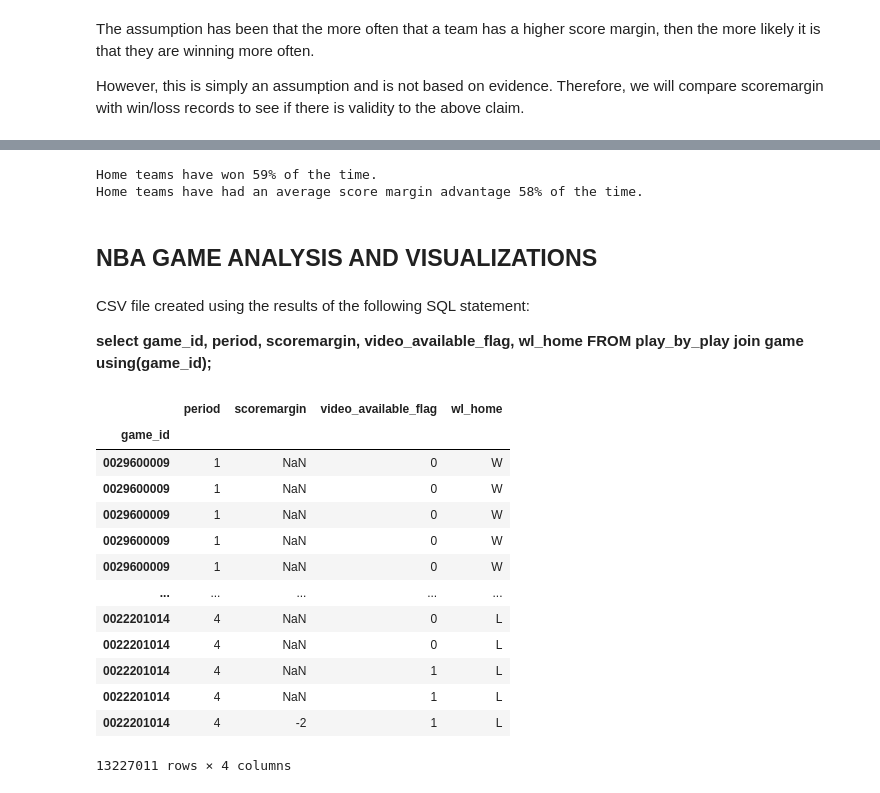
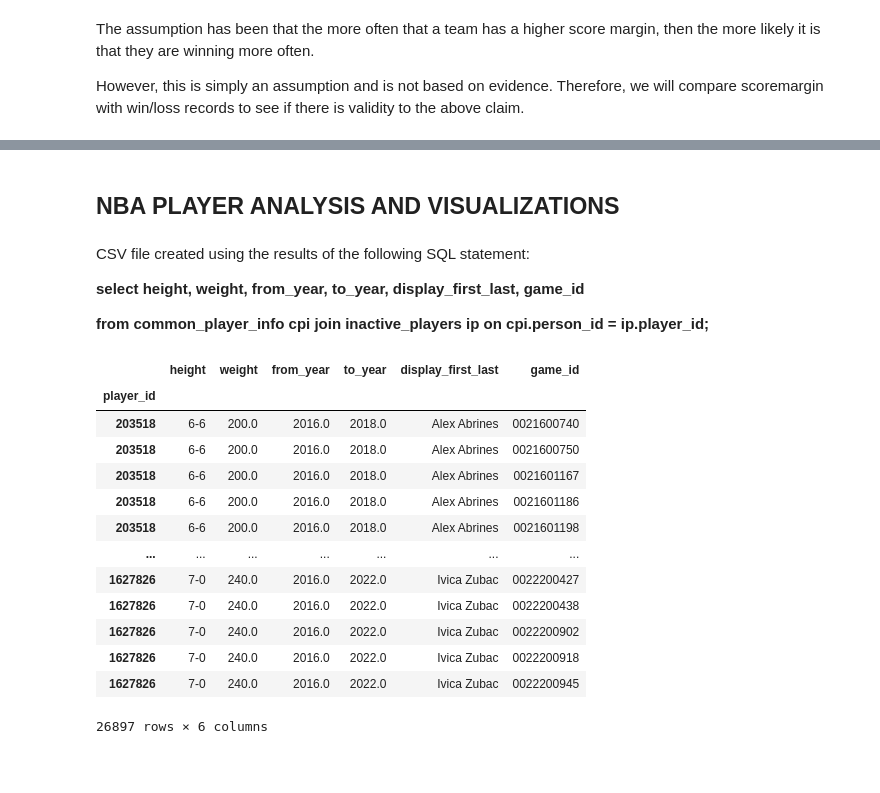
Before and after one commit to mustafaradheyyan/Revisiting-Pep-II, a Jupyter notebook: working_notebooks/eda_nba.ipynb, the cells around one changed output, grey strips where cells are left out. Saved outputs shown, nothing was run; the diff lists cells and outputs as text; code cells hidden in the pictures; blank space fills up the shorter version.

Commit message:
Added nba player analysis, formatting

```diff
--- a/working_notebooks/eda_nba.ipynb
+++ b/working_notebooks/eda_nba.ipynb
@@ -342,12 +191,17 @@ print(f"{round((len(nba_scoremargin_wl.loc[nba_scoremargin_wl['scoremargin'] !=
 # %%
-print(f"Home teams have won {round((len(nba_scoremargin_wl.loc[nba_scoremargin_wl['wl_home'] == 'W']) / len(nba_scoremargin_wl)) * 100)}% of the time.")
-print(f"Home teams have had an average score margin advantage {round((len(nba_scoremargin_wl.loc[nba_scoremargin_wl['scoremargin'] == 'W']) / len(nba_scoremargin_wl)) * 100)}% of the time.")
+print(f"Home teams have won \
+      {round((
+          len(nba_scoremargin_wl.loc[nba_scoremargin_wl['wl_home'] == 'W'])
+          / len(nba_scoremargin_wl)) * 100)}% of the time.")
+
+print(f"Home teams have had an average score margin advantage \
+      {round((len(nba_scoremargin_wl.loc[nba_scoremargin_wl['scoremargin'] == 'W'])
+      / len(nba_scoremargin_wl)) * 100)}% of the time.")
-# %% [output]
-Home teams have won 59% of the time.
-Home teams have had an average score margin advantage 58% of the time.
 # %% [markdown]
-## NBA GAME ANALYSIS AND VISUALIZATIONS
+## NBA PLAYER ANALYSIS AND VISUALIZATIONS
 # %% [markdown]
 CSV file created using the results of the following SQL statement:
 
-**select game_id, period, scoremargin, video_available_flag, wl_home FROM play_by_play join game using(game_id);**
+**select height, weight, from_year, to_year, display_first_last, game_id**
+
+**from common_player_info cpi join inactive_players ip on cpi.person_id = ip.player_id;**
@@ -356,18 +208,24 @@ NBA_GAME_STATS_FILE = 'nba_game_stats.csv'
+# %%
+NBA_PLAYER_STATS_FILE = 'nba_player_stats.csv'
 # %%
-play_by_play = pd.read_csv(NBA_GAME_STATS_FILE, index_col="game_id", dtype={'game_id': 'string'})
-play_by_play
+player_stats = pd.read_csv(
+    NBA_PLAYER_STATS_FILE,
+    index_col="player_id",
+    dtype={'game_id': 'string', 'player_id': 'string'}
+    )
+player_stats
 # %% [output]
-|  | period | scoremargin | video_available_flag | wl_home |
-| game_id |  |  |  |  |
-| 0029600009 | 1 | NaN | 0 | W |
-| 0029600009 | 1 | NaN | 0 | W |
-| 0029600009 | 1 | NaN | 0 | W |
-| 0029600009 | 1 | NaN | 0 | W |
-| 0029600009 | 1 | NaN | 0 | W |
-| ... | ... | ... | ... | ... |
-| 0022201014 | 4 | NaN | 0 | L |
-| 0022201014 | 4 | NaN | 0 | L |
-| 0022201014 | 4 | NaN | 1 | L |
-| 0022201014 | 4 | NaN | 1 | L |
-| 0022201014 | 4 | -2 | 1 | L |
+|  | height | weight | from_year | to_year | display_first_last | game_id |
+| player_id |  |  |  |  |  |  |
+| 203518 | 6-6 | 200.0 | 2016.0 | 2018.0 | Alex Abrines | 0021600740 |
+| 203518 | 6-6 | 200.0 | 2016.0 | 2018.0 | Alex Abrines | 0021600750 |
+| 203518 | 6-6 | 200.0 | 2016.0 | 2018.0 | Alex Abrines | 0021601167 |
+| 203518 | 6-6 | 200.0 | 2016.0 | 2018.0 | Alex Abrines | 0021601186 |
+| 203518 | 6-6 | 200.0 | 2016.0 | 2018.0 | Alex Abrines | 0021601198 |
+| ... | ... | ... | ... | ... | ... | ... |
+| 1627826 | 7-0 | 240.0 | 2016.0 | 2022.0 | Ivica Zubac | 0022200427 |
+| 1627826 | 7-0 | 240.0 | 2016.0 | 2022.0 | Ivica Zubac | 0022200438 |
+| 1627826 | 7-0 | 240.0 | 2016.0 | 2022.0 | Ivica Zubac | 0022200902 |
+| 1627826 | 7-0 | 240.0 | 2016.0 | 2022.0 | Ivica Zubac | 0022200918 |
+| 1627826 | 7-0 | 240.0 | 2016.0 | 2022.0 | Ivica Zubac | 0022200945 |
-13227011 rows × 4 columns
+26897 rows × 6 columns
```
Also changed, not shown: parts of 31 cells of this notebook.
